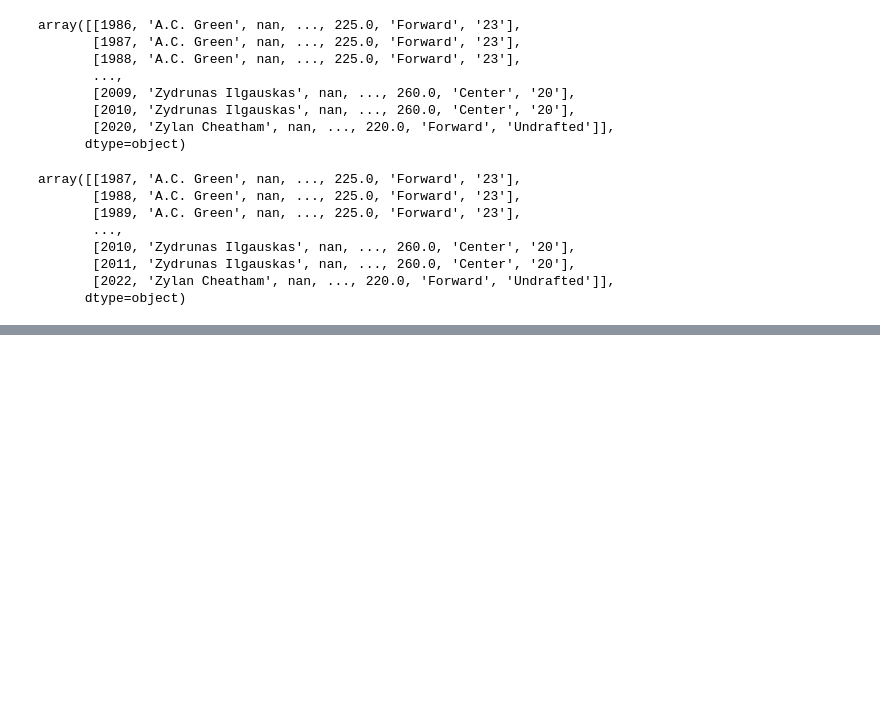
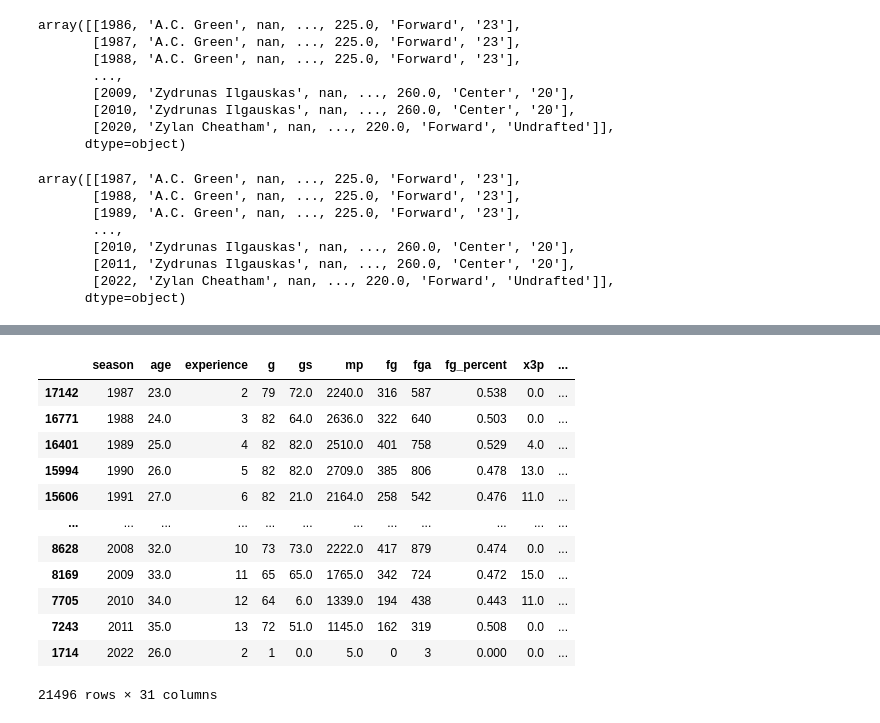
Before and after one commit to cap337/AI_PRAC, a Jupyter notebook: looking_at_data.ipynb, the cells around one changed output, grey strips where cells are left out. Drawn from its saved outputs; the diff is of its cells as text; code cells hidden in the pictures; blank space fills up the shorter version.

```diff
--- a/looking_at_data.ipynb
+++ b/looking_at_data.ipynb
@@ -101,0 +136,3 @@ array([[1987, 'A.C. Green', nan, ..., 225.0, 'Forward', '23'],
+# %%
+output_rows_df['height'] = output_rows_df['height'].apply(height_to_inches)
+output_rows_df['height'] = output_rows_df['height'].astype(float)
@@ -101,0 +186,20 @@ array([[1987, 'A.C. Green', nan, ..., 225.0, 'Forward', '23'],
+# %%
+for col in output_rows_df.columns:
+    if output_rows_df[col].dtype == 'object':
+        output_rows_df[col] = label_encoder.fit_transform(output_rows_df[col])
+
+output_rows_df
+# %% [output]
+|  | season | age | experience | g | gs | mp | fg | fga | fg_percent | x3p | ... |
+| 17142 | 1987 | 23.0 | 2 | 79 | 72.0 | 2240.0 | 316 | 587 | 0.538 | 0.0 | ... |
+| 16771 | 1988 | 24.0 | 3 | 82 | 64.0 | 2636.0 | 322 | 640 | 0.503 | 0.0 | ... |
+| 16401 | 1989 | 25.0 | 4 | 82 | 82.0 | 2510.0 | 401 | 758 | 0.529 | 4.0 | ... |
+| 15994 | 1990 | 26.0 | 5 | 82 | 82.0 | 2709.0 | 385 | 806 | 0.478 | 13.0 | ... |
+| 15606 | 1991 | 27.0 | 6 | 82 | 21.0 | 2164.0 | 258 | 542 | 0.476 | 11.0 | ... |
+| ... | ... | ... | ... | ... | ... | ... | ... | ... | ... | ... | ... |
+| 8628 | 2008 | 32.0 | 10 | 73 | 73.0 | 2222.0 | 417 | 879 | 0.474 | 0.0 | ... |
+| 8169 | 2009 | 33.0 | 11 | 65 | 65.0 | 1765.0 | 342 | 724 | 0.472 | 15.0 | ... |
+| 7705 | 2010 | 34.0 | 12 | 64 | 6.0 | 1339.0 | 194 | 438 | 0.443 | 11.0 | ... |
+| 7243 | 2011 | 35.0 | 13 | 72 | 51.0 | 1145.0 | 162 | 319 | 0.508 | 0.0 | ... |
+| 1714 | 2022 | 26.0 | 2 | 1 | 0.0 | 5.0 | 0 | 3 | 0.000 | 0.0 | ... |
+21496 rows × 31 columns
```
Also changed, not shown: parts of 11 cells of this notebook.
